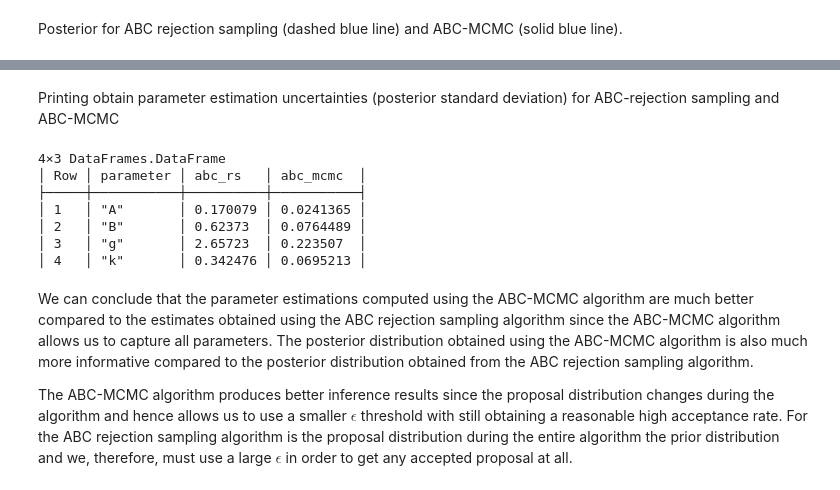
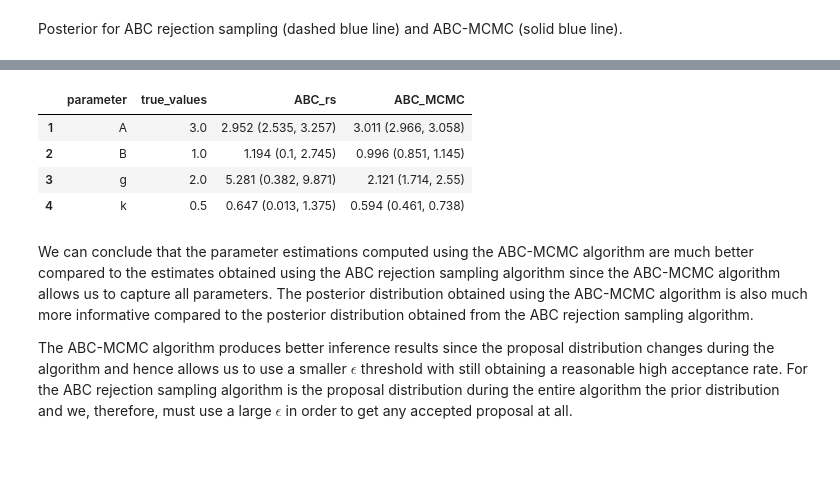
Before and after one commit to teokem/project-work-SamuelWiqvist, a Jupyter notebook: An introduction to likelihood-free inference.ipynb, the cells around one changed output, grey strips where cells are left out. Cells and saved outputs as stored; diff of their text form; code cells hidden in the pictures; blank space fills up the shorter version.

```diff
--- a/An introduction to likelihood-free inference.ipynb
+++ b/An introduction to likelihood-free inference.ipynb
@@ -1595,16 +1583,11 @@ show(d1)
-# %% [markdown]
-Printing obtain parameter estimation uncertainties (posterior standard deviation) for ABC-rejection sampling and ABC-MCMC
-# %%
-d2 = DataFrame(parameter = ["A"; "B";"g";"k"], abc_rs = post_std_abcrs[:], abc_mcmc = post_std_abcmcmc[:]);
-show(d2)
-# %% [output]
-4×3 DataFrames.DataFrame
-│ Row │ parameter │ abc_rs   │ abc_mcmc  │
-├─────┼───────────┼──────────┼───────────┤
-│ 1   │ "A"       │ 0.170079 │ 0.0241365 │
-│ 2   │ "B"       │ 0.62373  │ 0.0764489 │
-│ 3   │ "g"       │ 2.65723  │ 0.223507  │
-│ 4   │ "k"       │ 0.342476 │ 0.0695213 │
+# %%
+df_param_est = DataFrame(parameter = ["A"; "B";"g"; "k"], true_values = problem.model_param.theta_true, ABC_rs = ["$(df_abcrs_param_est[1,3]) ($(q_abcrs[1,1]), $(q_abcrs[1,2]))"; "$(df_abcrs_param_est[2,3]) ($(q_abcrs[2,1]), $(q_abcrs[2,2]))"; "$(df_abcrs_param_est[3,3]) ($(q_abcrs[3,1]), $(q_abcrs[3,2]))"; "$(df_abcrs_param_est[4,3]) ($(q_abcrs[4,1]), $(q_abcrs[4,2]))"], ABC_MCMC = ["$(df_abcmcmc_param_est[1,3]) ($(q_abcmcmc[1,1]), $(q_abcmcmc[1,2]))"; "$(df_abcmcmc_param_est[2,3]) ($(q_abcmcmc[2,1]), $(q_abcmcmc[2,2]))"; "$(df_abcmcmc_param_est[3,3]) ($(q_abcmcmc[3,1]), $(q_abcmcmc[3,2]))"; "$(df_abcmcmc_param_est[4,3]) ($(q_abcmcmc[4,1]), $(q_abcmcmc[4,2]))"])
+# %% [output]
+|  | parameter | true_values | ABC_rs | ABC_MCMC |
+| 1 | A | 3.0 | 2.952 (2.535, 3.257) | 3.011 (2.966, 3.058) |
+| 2 | B | 1.0 | 1.194 (0.1, 2.745) | 0.996 (0.851, 1.145) |
+| 3 | g | 2.0 | 5.281 (0.382, 9.871) | 2.121 (1.714, 2.55) |
+| 4 | k | 0.5 | 0.647 (0.013, 1.375) | 0.594 (0.461, 0.738) |
 # %% [markdown]
 We can conclude that the parameter estimations computed using the ABC-MCMC algorithm are much better compared to the estimates obtained using the ABC rejection sampling algorithm since the ABC-MCMC algorithm allows us to capture all parameters. The posterior distribution obtained using the ABC-MCMC algorithm is also much more informative compared to the posterior distribution obtained from the ABC rejection sampling algorithm.
 
```
Also changed, not shown: parts of 67 cells of this notebook.
